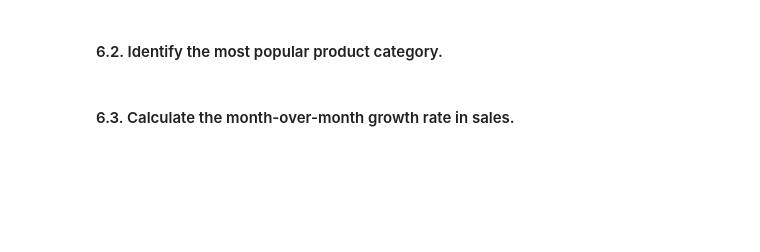
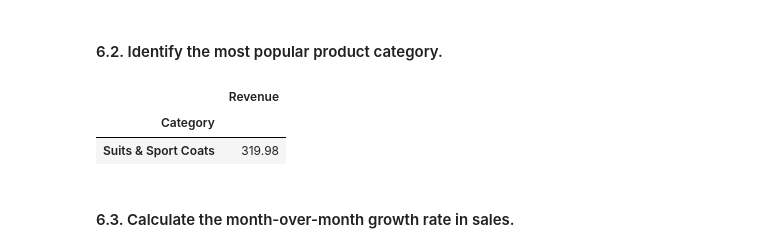
Before and after one commit to Bayan2019/internship_1206, a Jupyter notebook: assignment_01.ipynb, the cells around one changed output. Drawn from its saved outputs; the diff is of its cells as text; code cells hidden in the pictures; blank space fills up the shorter version.

```diff
--- a/assignment_01.ipynb
+++ b/assignment_01.ipynb
@@ -602,4 +625,20 @@ CustomerID
 # %% [markdown]
 #### 6.2. Identify the most popular product category.
+# %%
+cursor.execute(""" SELECT Category, SUM(PricePerUnit) AS Revenue
+FROM (SELECT Products.*, OrderDetails.PricePerUnit FROM Products
+INNER JOIN OrderDetails
+ON Products.ProductID=OrderDetails.ProductID) AS ProductsOrderDetails
+GROUP BY Category
+ORDER BY Revenue DESC
+LIMIT 1;
+""")
+data = cursor.fetchall()
+df = pd.DataFrame(data=data, columns=["Category", "Revenue"])
+df.set_index("Category")
+# %% [output]
+|  | Revenue |
+| Category |  |
+| Suits & Sport Coats | 319.98 |
 # %% [markdown]
 #### 6.3. Calculate the month-over-month growth rate in sales.
```
Also changed, not shown: parts of 2 cells of this notebook.
